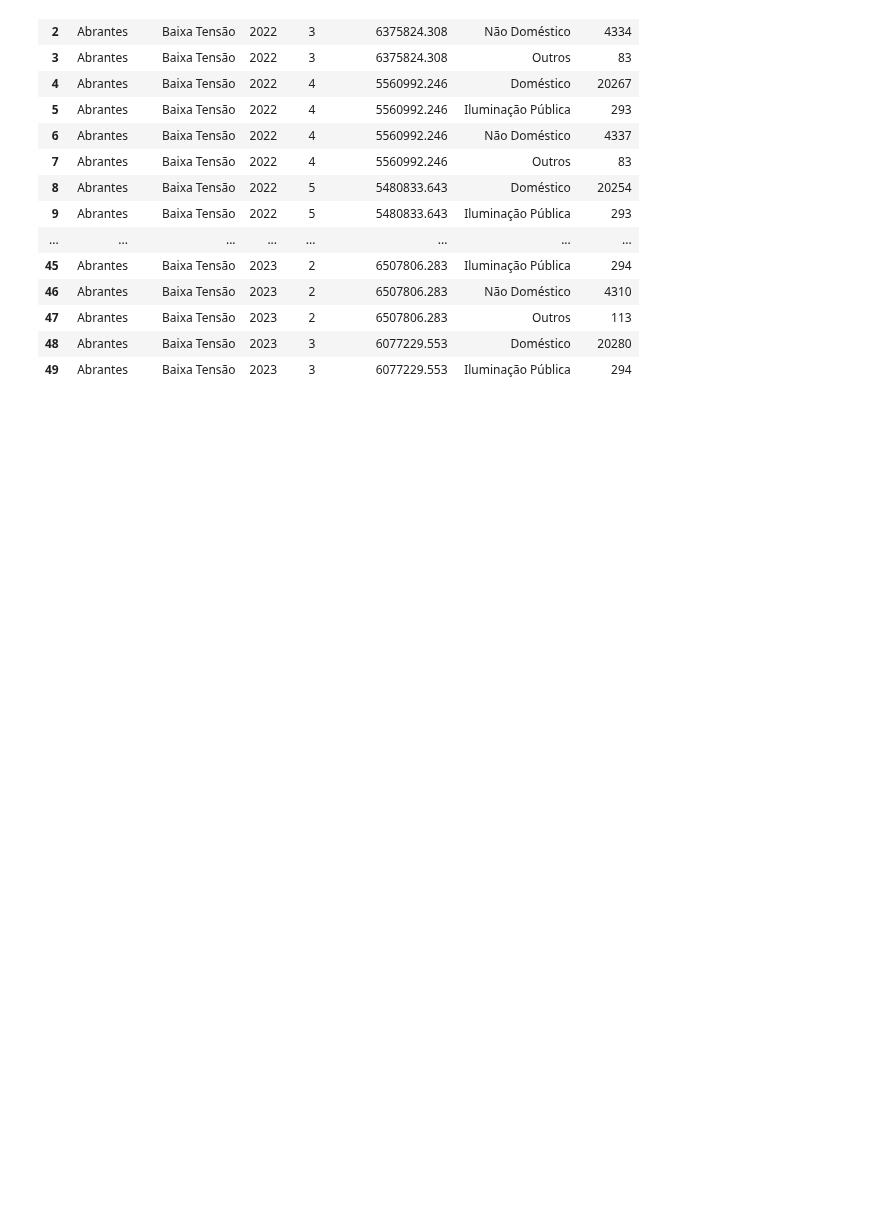
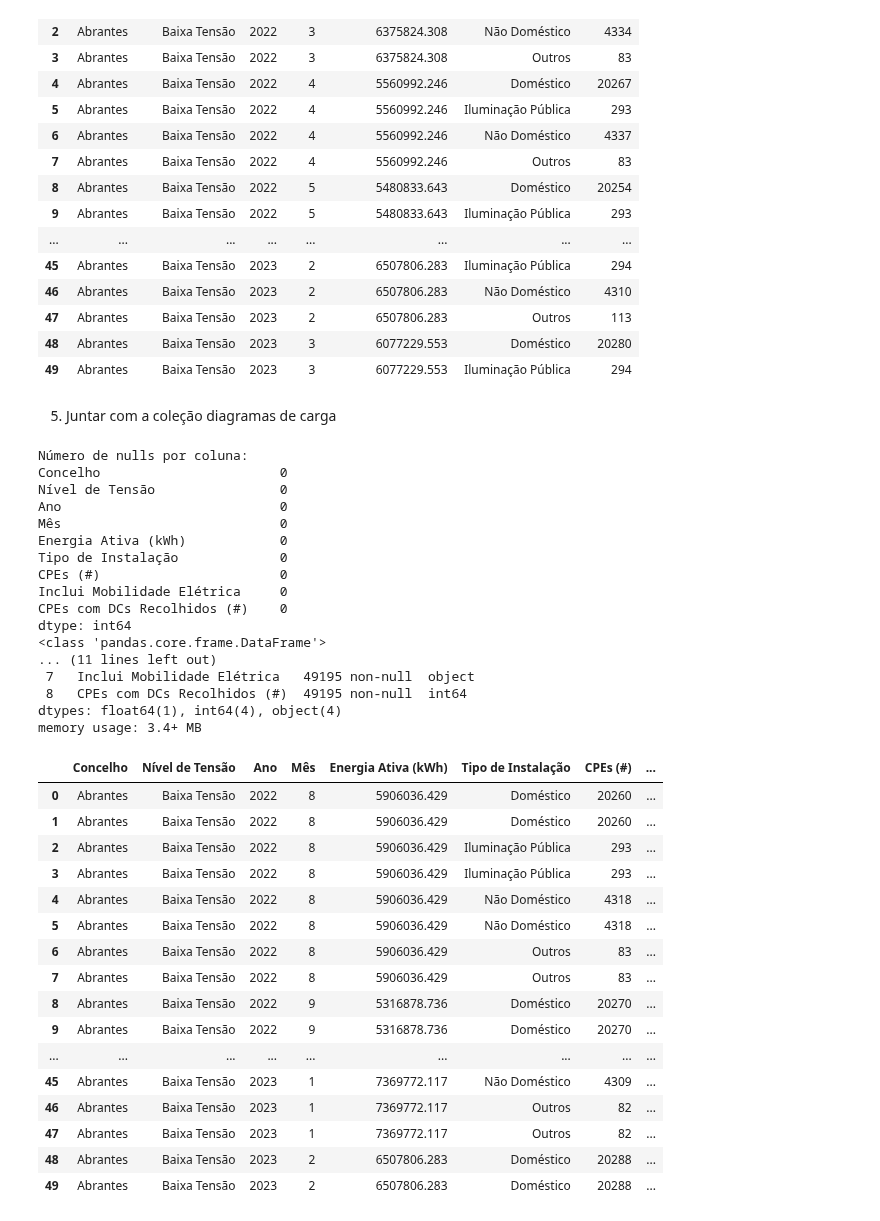
Before and after one commit to kreativermario/Projeto-DECD, a Jupyter notebook: notebooks/tratamento_juncao.ipynb, the cells around one changed output. Drawn from its saved outputs; the diff is of its cells as text; code cells hidden in the pictures; blank space fills up the shorter version.

```diff
--- a/notebooks/tratamento_juncao.ipynb
+++ b/notebooks/tratamento_juncao.ipynb
@@ -126,3 +127,52 @@ memory usage: 1.7+ MB
 | 47 | Abrantes | Baixa Tensão | 2023 | 2 | 6507806.283 | Outros | 113 |
 | 48 | Abrantes | Baixa Tensão | 2023 | 3 | 6077229.553 | Doméstico | 20280 |
 | 49 | Abrantes | Baixa Tensão | 2023 | 3 | 6077229.553 | Iluminação Pública | 294 |
+# %% [markdown]
+5. Juntar com a coleção diagramas de carga
+# %%
+merged_df = pd.merge(merged_df, df_diagrama_carga, on=['Concelho', 'Ano', 'Mês'], how='inner')
+
+# Verificar nulls
+null_counts = merged_df.isnull().sum()
+
+# Ver nulls por coluna
+print("Número de nulls por coluna:")
+print(null_counts)
+
+merged_df.info()
+merged_df.head(50)
+# %% [output]
+Número de nulls por coluna:
+Concelho                       0
+Nível de Tensão                0
+Ano                            0
+Mês                            0
+Energia Ativa (kWh)            0
+Tipo de Instalação             0
+CPEs (#)                       0
+Inclui Mobilidade Elétrica     0
+CPEs com DCs Recolhidos (#)    0
+dtype: int64
+<class 'pandas.core.frame.DataFrame'>
+... (11 lines left out)
+ 7   Inclui Mobilidade Elétrica   49195 non-null  object
+ 8   CPEs com DCs Recolhidos (#)  49195 non-null  int64
+dtypes: float64(1), int64(4), object(4)
+memory usage: 3.4+ MB
+|  | Concelho | Nível de Tensão | Ano | Mês | Energia Ativa (kWh) | Tipo de Instalação | CPEs (#) | ... |
+| 0 | Abrantes | Baixa Tensão | 2022 | 8 | 5906036.429 | Doméstico | 20260 | ... |
+| 1 | Abrantes | Baixa Tensão | 2022 | 8 | 5906036.429 | Doméstico | 20260 | ... |
+| 2 | Abrantes | Baixa Tensão | 2022 | 8 | 5906036.429 | Iluminação Pública | 293 | ... |
+| 3 | Abrantes | Baixa Tensão | 2022 | 8 | 5906036.429 | Iluminação Pública | 293 | ... |
+| 4 | Abrantes | Baixa Tensão | 2022 | 8 | 5906036.429 | Não Doméstico | 4318 | ... |
+| 5 | Abrantes | Baixa Tensão | 2022 | 8 | 5906036.429 | Não Doméstico | 4318 | ... |
+| 6 | Abrantes | Baixa Tensão | 2022 | 8 | 5906036.429 | Outros | 83 | ... |
+| 7 | Abrantes | Baixa Tensão | 2022 | 8 | 5906036.429 | Outros | 83 | ... |
+| 8 | Abrantes | Baixa Tensão | 2022 | 9 | 5316878.736 | Doméstico | 20270 | ... |
+| 9 | Abrantes | Baixa Tensão | 2022 | 9 | 5316878.736 | Doméstico | 20270 | ... |
+| ... | ... | ... | ... | ... | ... | ... | ... | ... |
+| 45 | Abrantes | Baixa Tensão | 2023 | 1 | 7369772.117 | Não Doméstico | 4309 | ... |
+| 46 | Abrantes | Baixa Tensão | 2023 | 1 | 7369772.117 | Outros | 82 | ... |
+| 47 | Abrantes | Baixa Tensão | 2023 | 1 | 7369772.117 | Outros | 82 | ... |
+| 48 | Abrantes | Baixa Tensão | 2023 | 2 | 6507806.283 | Doméstico | 20288 | ... |
+| 49 | Abrantes | Baixa Tensão | 2023 | 2 | 6507806.283 | Doméstico | 20288 | ... |
```
Also changed, not shown: parts of 3 cells of this notebook, 2 other files.
